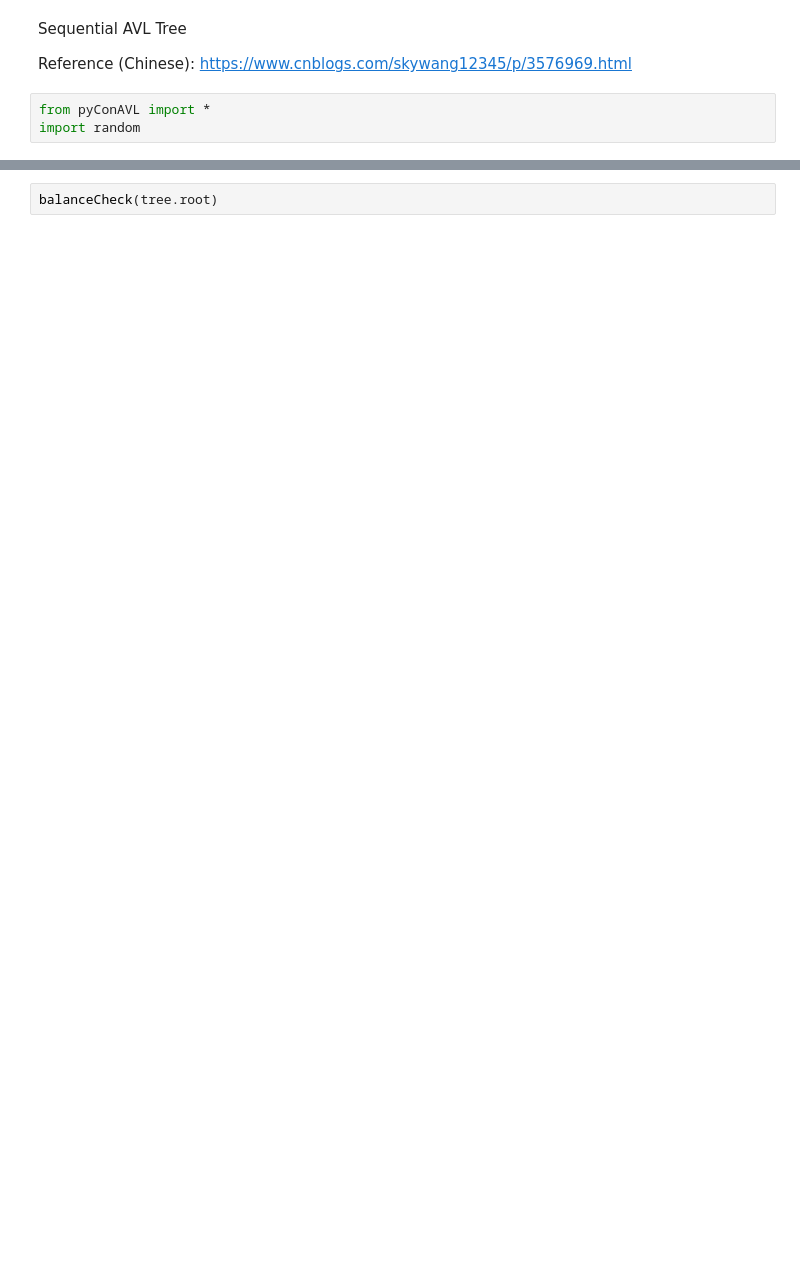
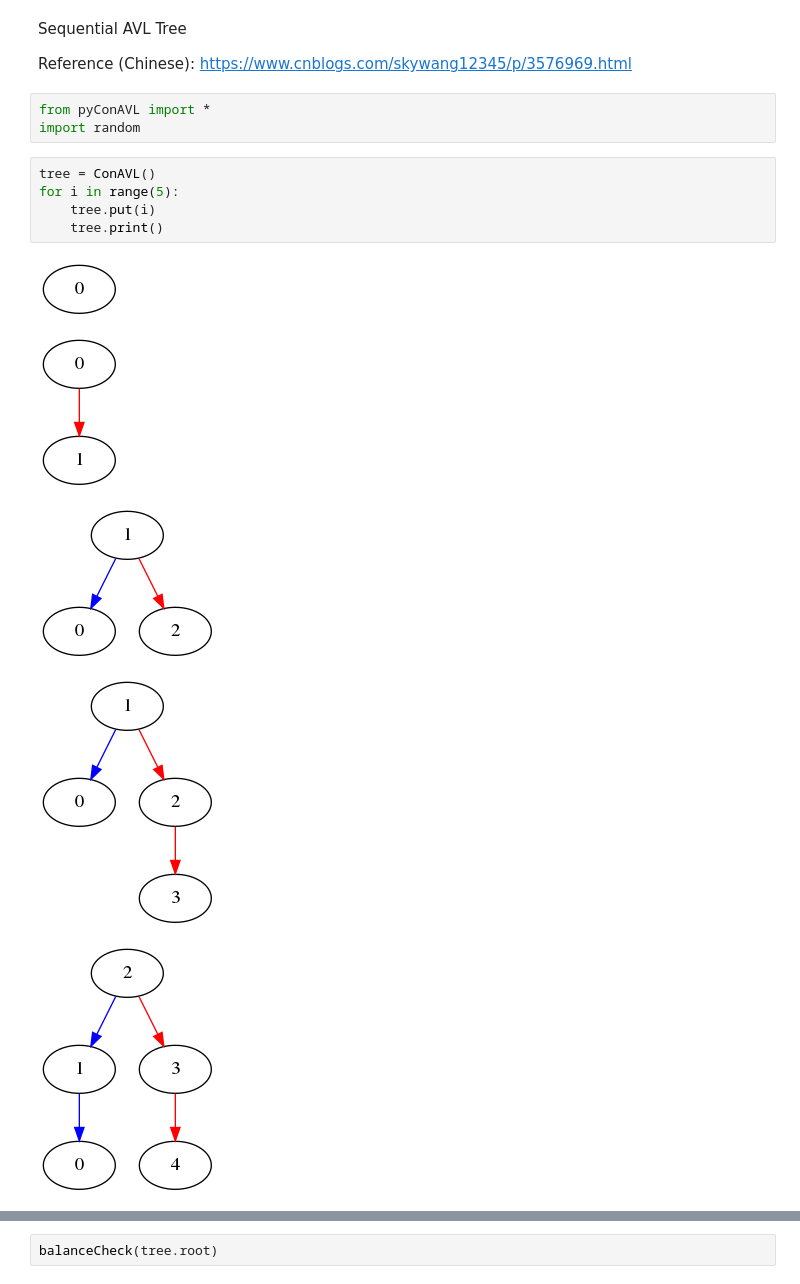
Before and after one commit to chyanju/pyConcurrentAVL, a Jupyter notebook: concurrentAVL.ipynb, the cells around one changed output, grey strips where cells are left out. Drawn from its saved outputs; the diff is of its cells as text; blank space fills up the shorter version.

```diff
--- a/concurrentAVL.ipynb
+++ b/concurrentAVL.ipynb
@@ -5,3 +5,14 @@ Reference (Chinese): https://www.cnblogs.com/skywang12345/p/3576969.html
 # %%
 from pyConAVL import *
 import random
+# %%
+tree = ConAVL()
+for i in range(5):
+    tree.put(i)
+    tree.print()
+# %% [output]
+[figure, added]
+[figure, added]
+[figure, added]
+[figure, added]
+[figure, added]
```
Also changed, not shown: parts of 4 cells of this notebook, 1 other file.
